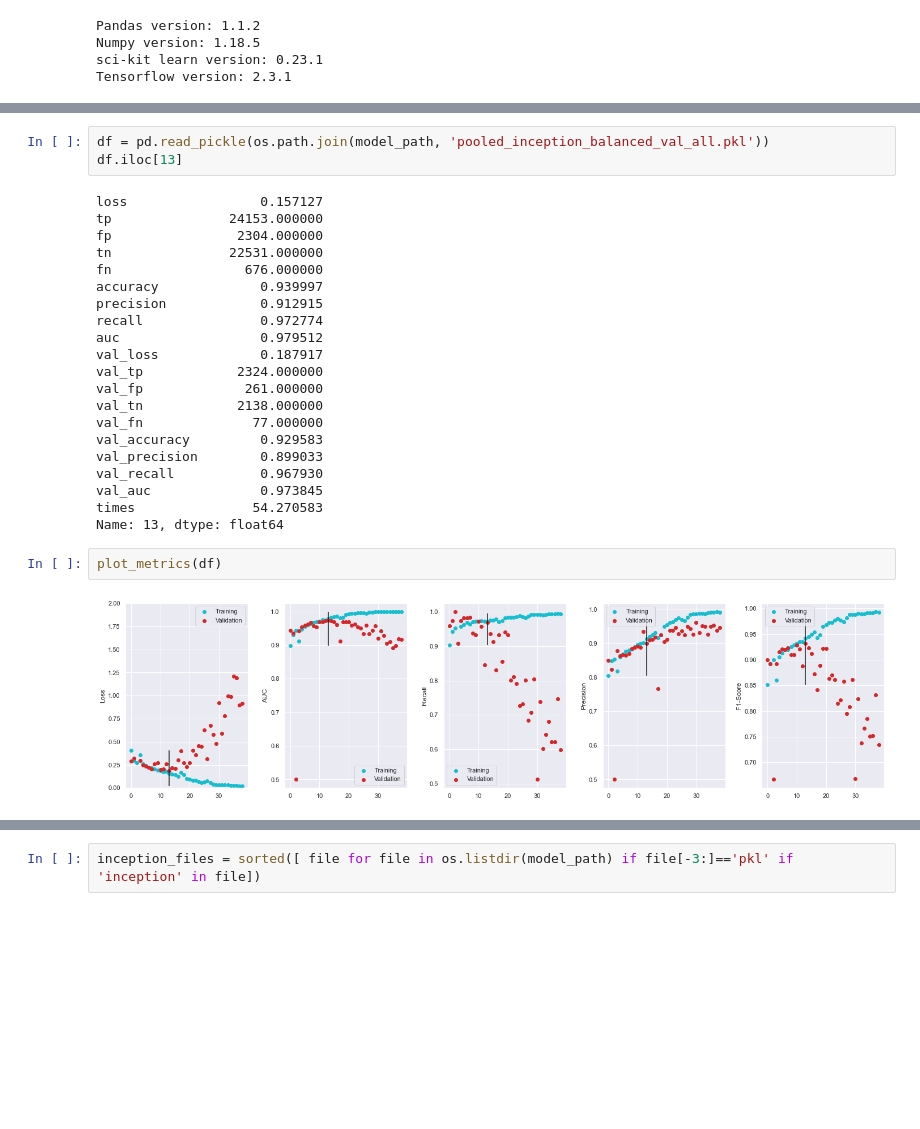
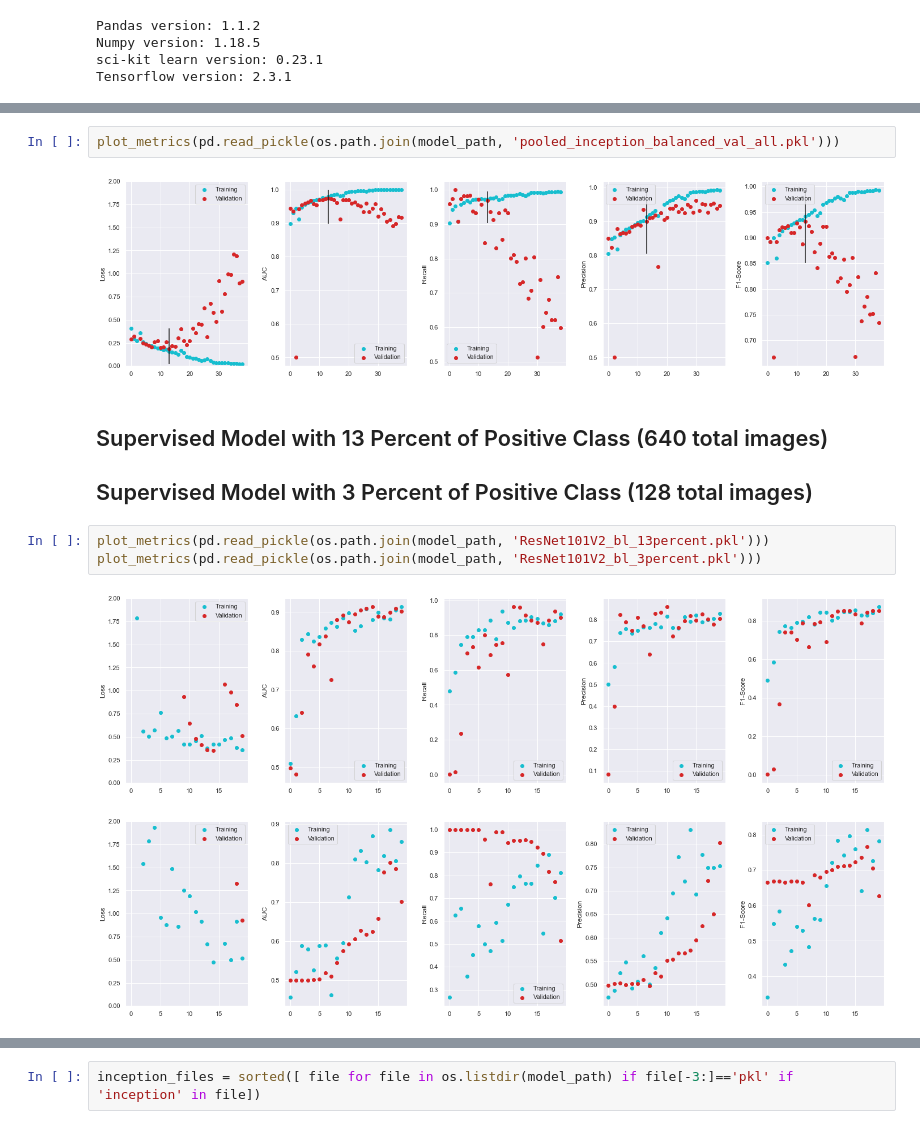
Before and after one commit to mariaauslander/capstone_fall20_irrigation, a Jupyter notebook: BigEarthData/epoch_metrics.ipynb, the cells around one changed output, grey strips where cells are left out. Cells and saved outputs as stored; diff of their text form; blank space fills up the shorter version.

```diff
--- a/BigEarthData/epoch_metrics.ipynb
+++ b/BigEarthData/epoch_metrics.ipynb
@@ -79,28 +126,13 @@ def plot_metrics(df):
 # %%
-df = pd.read_pickle(os.path.join(model_path, 'pooled_inception_balanced_val_all.pkl'))
-df.iloc[13]
+plot_metrics(pd.read_pickle(os.path.join(model_path, 'pooled_inception_balanced_val_all.pkl')))
 # %% [output]
-loss                 0.157127
-tp               24153.000000
-fp                2304.000000
-tn               22531.000000
-fn                 676.000000
-accuracy             0.939997
-precision            0.912915
-recall               0.972774
-auc                  0.979512
-val_loss             0.187917
-val_tp            2324.000000
-val_fp             261.000000
-val_tn            2138.000000
-val_fn              77.000000
-val_accuracy         0.929583
-val_precision        0.899033
-val_recall           0.967930
-val_auc              0.973845
-times               54.270583
-Name: 13, dtype: float64
+[figure, added]
-# %%
-plot_metrics(df)
-# %% [output]
-[figure, removed]
+# %% [markdown]
+## Supervised Model with 13 Percent of Positive Class (640 total images)
+## Supervised Model with 3 Percent of Positive Class (128 total images)
+# %%
+plot_metrics(pd.read_pickle(os.path.join(model_path, 'ResNet101V2_bl_13percent.pkl')))
+plot_metrics(pd.read_pickle(os.path.join(model_path, 'ResNet101V2_bl_3percent.pkl')))
+# %% [output]
+[figure, added]
+[figure, added]
```
Also changed, not shown: parts of 25 cells of this notebook, 5 other files.
